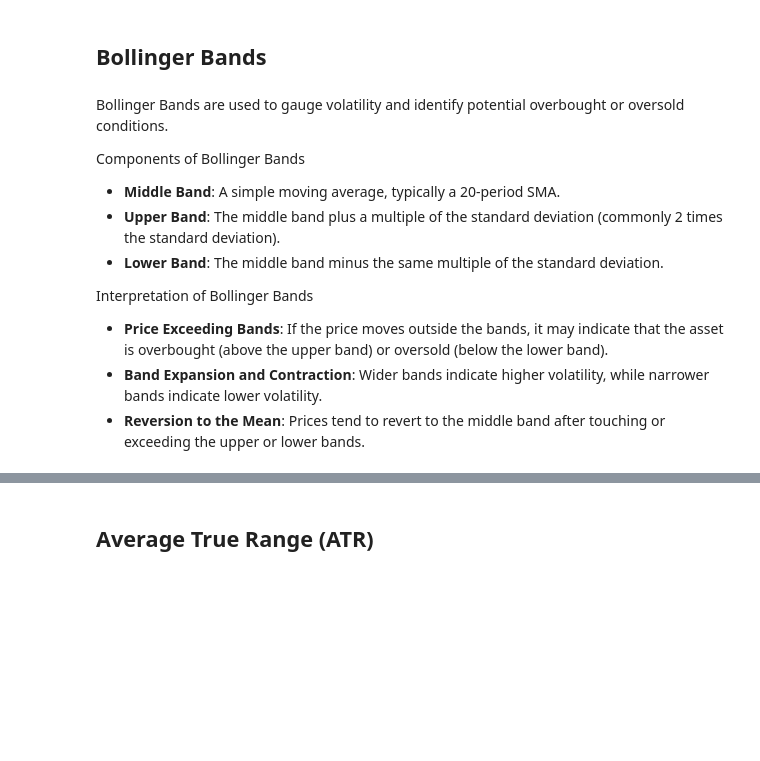
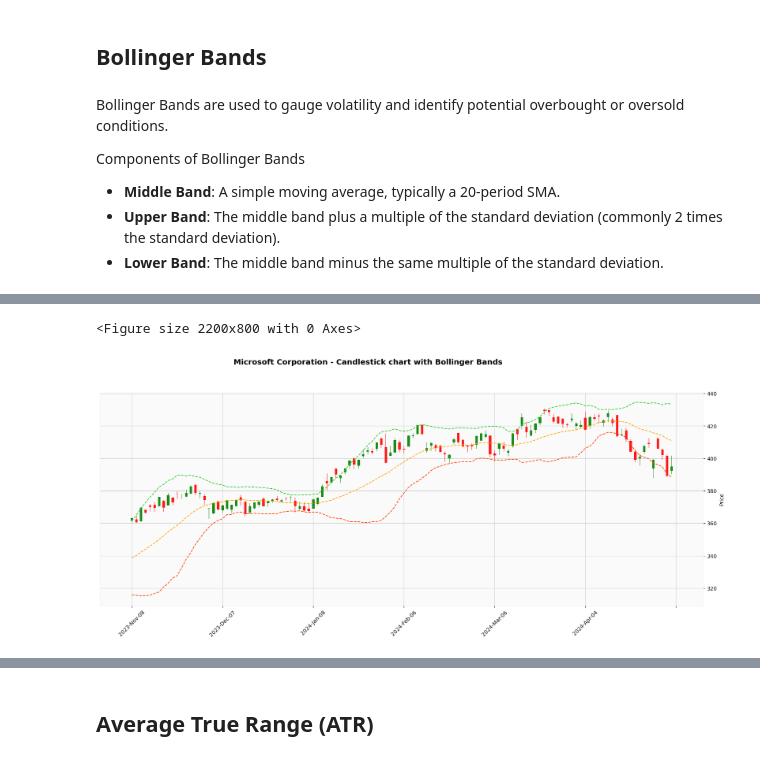
Before and after one commit to a-elgohary/algorithmic_trading, a Jupyter notebook: algorithmic_trading.ipynb, the cells around one changed output, grey strips where cells are left out. Drawn from its saved outputs; the diff is of its cells as text; code cells hidden in the pictures; blank space fills up the shorter version.

```diff
--- a/algorithmic_trading.ipynb
+++ b/algorithmic_trading.ipynb
@@ -349,11 +370,6 @@ Components of Bollinger Bands
 * **Middle Band**: A simple moving average, typically a 20-period SMA.
 * **Upper Band**: The middle band plus a multiple of the standard deviation (commonly 2 times the standard deviation).
 * **Lower Band**: The middle band minus the same multiple of the standard deviation.
-
-Interpretation of Bollinger Bands
-* **Price Exceeding Bands**: If the price moves outside the bands, it may indicate that the asset is overbought (above the upper band) or oversold (below the lower band).
-* **Band Expansion and Contraction**: Wider bands indicate higher volatility, while narrower bands indicate lower volatility.
-* **Reversion to the Mean**: Prices tend to revert to the middle band after touching or exceeding the upper or lower bands.
 # %%
 # Define the Bollinger Bands function
 def bollinger_bands(data, length, std):
@@ -404,3 +427,37 @@ df.tail()
 | 2024-04-29 | 405.25 | 406.3200 | 399.1900 | 402.25 | 19582091 | 0 | 0.011635 | 41.678108 | 394.776920 | ... |
 | 2024-04-30 | 401.49 | 402.1600 | 389.1700 | 389.33 | 28781374 | 0 | 0.013177 | 34.083461 | 390.737403 | ... |
 | 2024-05-01 | 392.61 | 401.7199 | 390.3100 | 394.94 | 23562481 | 1 | 0.020040 | 39.259120 | 388.544742 | ... |
+# %%
+# Set the plot data to the last 120 days
+plot_data = df.tail(120)
+
+# Set figure size
+plt.figure(figsize=(22, 8))
+
+# Create a custom plot style for mplfinance
+mc = mpf.make_marketcolors(
+    up='green', down='red', edge='inherit', wick='inherit', volume='in'
+)
+
+s = mpf.make_mpf_style(
+    base_mpf_style='yahoo', marketcolors=mc, y_on_right=True, gridstyle='-'
+)
+
+# Plot Candlestick Chart with bollinger bands
+mpf.plot(
+    plot_data,
+    type='candle',
+    style=s,
+    ylabel='Price',
+    addplot=[
+        mpf.make_addplot(plot_data['bb_low'], color='orangered', linestyle='--', panel=0, ylabel='Bollinger bands'),
+        mpf.make_addplot(plot_data['bb_mid'], color='orange', linestyle='--', panel=0),
+        mpf.make_addplot(plot_data['bb_upper'], color='limegreen', linestyle='--', panel=0),
+
+    ],
+    title=f'{company_name} - Candlestick chart with Bollinger Bands',
+    figsize=(22, 8)
+);
+# %% [output]
+<Figure size 2200x800 with 0 Axes>
+[figure, added]
```
Also changed, not shown: parts of 40 cells of this notebook.
